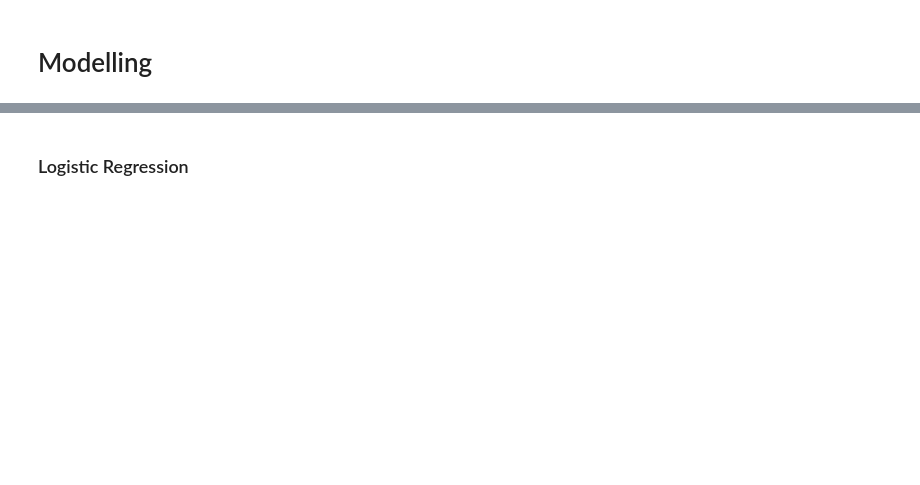
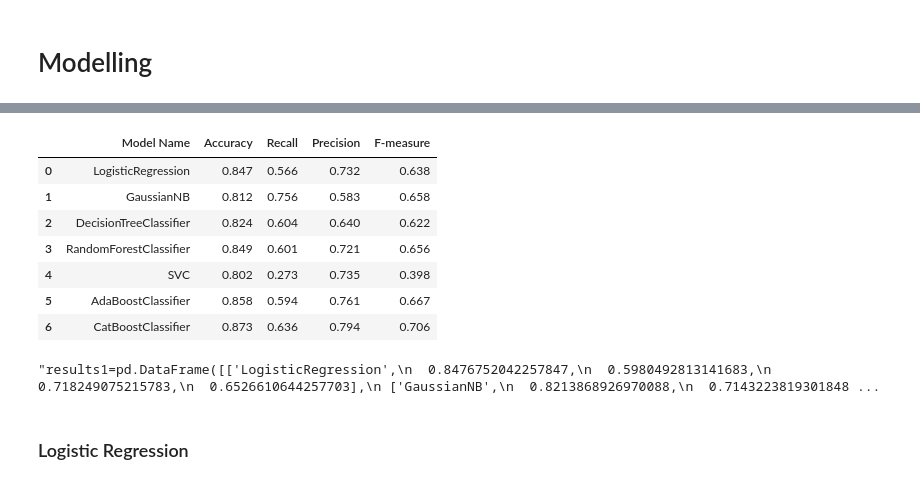
Before and after one commit to srosamont/Projects_Ironhack, a Jupyter notebook: Adult_Income/Adult_income.ipynb, the cells around one changed output, grey strips where cells are left out. Drawn from its saved outputs; the diff is of its cells as text; code cells hidden in the pictures; blank space fills up the shorter version.

```diff
--- a/Adult_Income/Adult_income.ipynb
+++ b/Adult_Income/Adult_income.ipynb
@@ -724,0 +834,14 @@ def LaunchAllModels(model_list):
+# %%
+#with age and hour
+results2=pd.DataFrame(results)
+results2.columns=['Model Name','Accuracy','Recall','Precision','F-measure']
+results2.round(3)
+# %% [output]
+|  | Model Name | Accuracy | Recall | Precision | F-measure |
+| 0 | LogisticRegression | 0.847 | 0.566 | 0.732 | 0.638 |
+| 1 | GaussianNB | 0.812 | 0.756 | 0.583 | 0.658 |
+| 2 | DecisionTreeClassifier | 0.824 | 0.604 | 0.640 | 0.622 |
+| 3 | RandomForestClassifier | 0.849 | 0.601 | 0.721 | 0.656 |
+| 4 | SVC | 0.802 | 0.273 | 0.735 | 0.398 |
+| 5 | AdaBoostClassifier | 0.858 | 0.594 | 0.761 | 0.667 |
+| 6 | CatBoostClassifier | 0.873 | 0.636 | 0.794 | 0.706 |
@@ -725,3 +862,41 @@ def LaunchAllModels(model_list):
+# %%
+"""results1=pd.DataFrame([['LogisticRegression',
+  0.8476752042257847,
+  0.5980492813141683,
+  0.718249075215783,
+  0.6526610644257703],
+ ['GaussianNB',
+  0.8213868926970088,
+  0.7143223819301848,
+  0.607907383136741,
+  0.6568326646211942],
+ ['DecisionTreeClassifier',
+  0.8264848596523555,
+  0.6029260780287474,
+  0.6476426799007444,
+  0.62448491293367],
+ ['RandomForestClassifier',
+  0.8459554081444629,
+  0.5924024640657084,
+  0.7149938042131351,
+  0.647950589556429],
+ ['SVC',
+  0.8024691358024691,
+  0.27258726899383984,
+  0.7354570637119113,
+  0.39775280898876403],
+ ['AdaBoostClassifier',
+  0.8583625084454272,
+  0.6013860369609856,
+  0.7567829457364341,
+  0.6701945080091533],
+ ['CatBoostClassifier',
+  0.8722437196732388,
+  0.635523613963039,
+  0.7895408163265306,
+  0.7042093287827076]])"""
+# %% [output]
+"results1=pd.DataFrame([['LogisticRegression',\n  0.8476752042257847,\n  0.5980492813141683,\n  0.718249075215783,\n  0.6526610644257703],\n ['GaussianNB',\n  0.8213868926970088,\n  0.7143223819301848 ...
 # %%
 #from xgboost import XGBClassifier
 #could not be loaded
```
Also changed, not shown: parts of 78 cells of this notebook.
